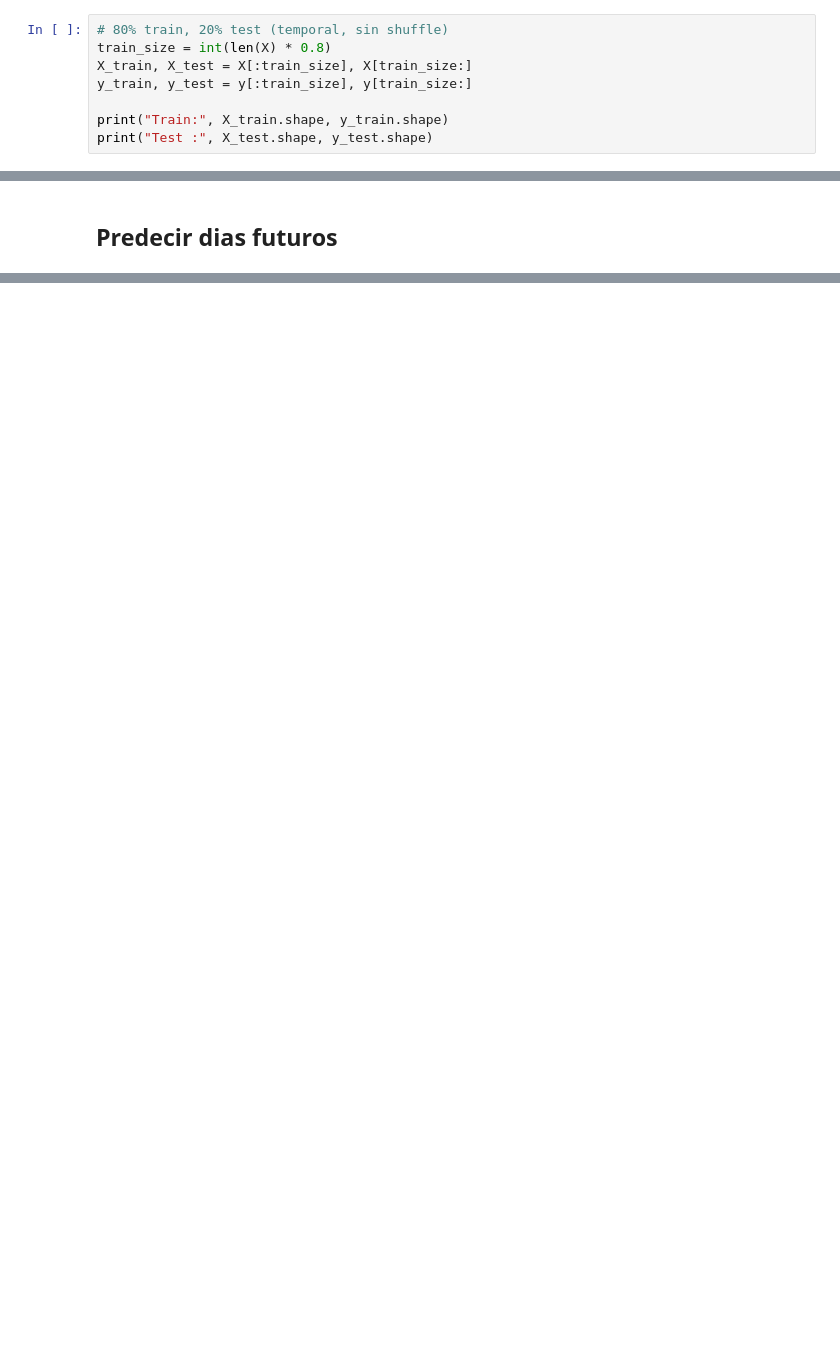
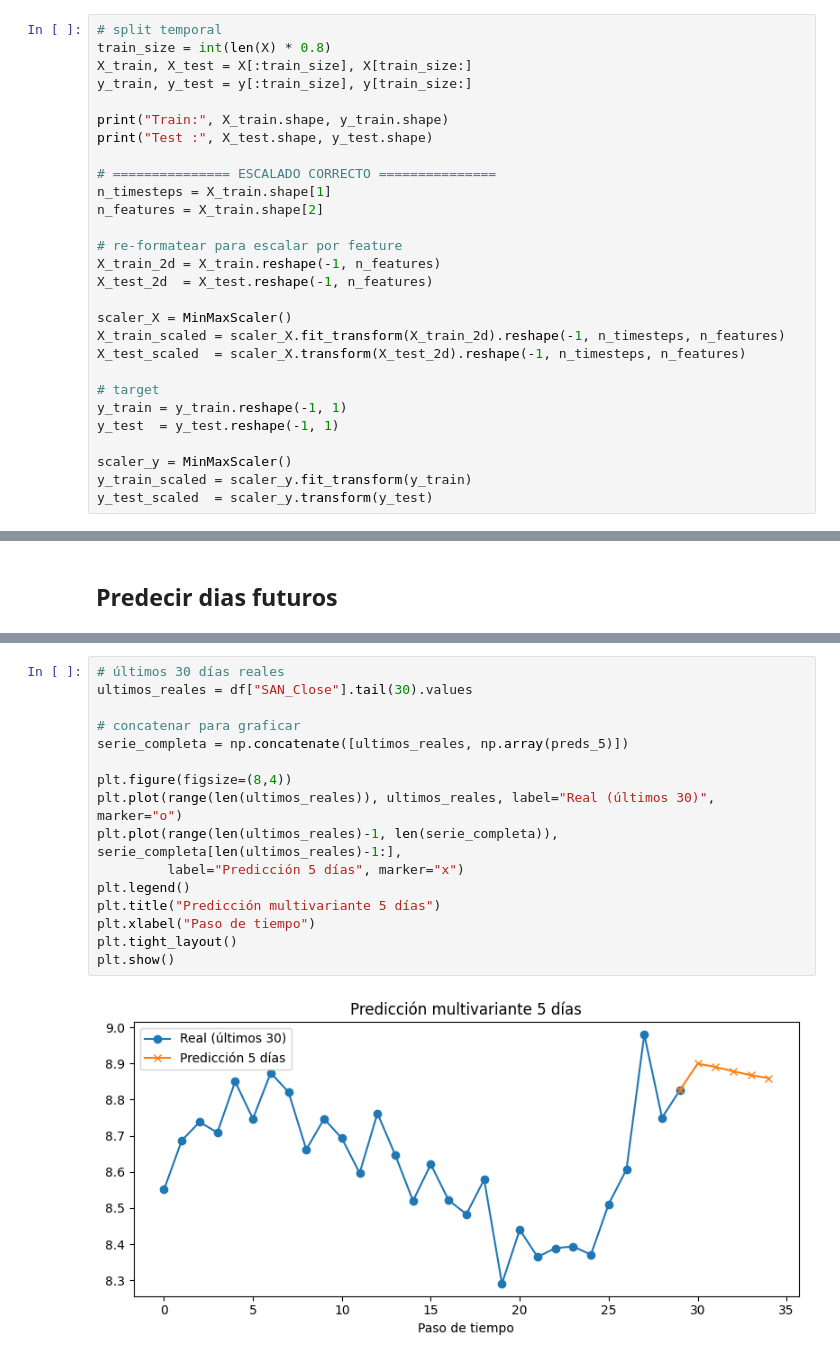
Before and after one commit to Jacobo24/Aprendizaje_Automatico, a Jupyter notebook: notebooks/Santander.ipynb, the cells around one changed output, grey strips where cells are left out. Cells and saved outputs as stored; diff of their text form; blank space fills up the shorter version.

```diff
--- a/notebooks/Santander.ipynb
+++ b/notebooks/Santander.ipynb
@@ -162,11 +210,31 @@ print(X.shape, y.shape)
 # %% [markdown]
 ## Train y test temporal
 # %%
-# 80% train, 20% test (temporal, sin shuffle)
+# split temporal
 train_size = int(len(X) * 0.8)
 X_train, X_test = X[:train_size], X[train_size:]
 y_train, y_test = y[:train_size], y[train_size:]
 
 print("Train:", X_train.shape, y_train.shape)
 print("Test :", X_test.shape, y_test.shape)
+
+# =============== ESCALADO CORRECTO ===============
+n_timesteps = X_train.shape[1]
+n_features = X_train.shape[2]
+
+# re-formatear para escalar por feature
+X_train_2d = X_train.reshape(-1, n_features)
+X_test_2d  = X_test.reshape(-1, n_features)
+
+scaler_X = MinMaxScaler()
+X_train_scaled = scaler_X.fit_transform(X_train_2d).reshape(-1, n_timesteps, n_features)
+X_test_scaled  = scaler_X.transform(X_test_2d).reshape(-1, n_timesteps, n_features)
+
+# target
+y_train = y_train.reshape(-1, 1)
+y_test  = y_test.reshape(-1, 1)
+
+scaler_y = MinMaxScaler()
+y_train_scaled = scaler_y.fit_transform(y_train)
+y_test_scaled  = scaler_y.transform(y_test)
 # %% [output]
@@ -820,0 +662,18 @@ plt.show()
+# %%
+# últimos 30 días reales
+ultimos_reales = df["SAN_Close"].tail(30).values
+
+# concatenar para graficar
+serie_completa = np.concatenate([ultimos_reales, np.array(preds_5)])
+
+plt.figure(figsize=(8,4))
+plt.plot(range(len(ultimos_reales)), ultimos_reales, label="Real (últimos 30)", marker="o")
+plt.plot(range(len(ultimos_reales)-1, len(serie_completa)), serie_completa[len(ultimos_reales)-1:],
+         label="Predicción 5 días", marker="x")
+plt.legend()
+plt.title("Predicción multivariante 5 días")
+plt.xlabel("Paso de tiempo")
+plt.tight_layout()
+plt.show()
+# %% [output]
+[figure, added]
```
Also changed, not shown: parts of 30 cells of this notebook, 19 other files.
